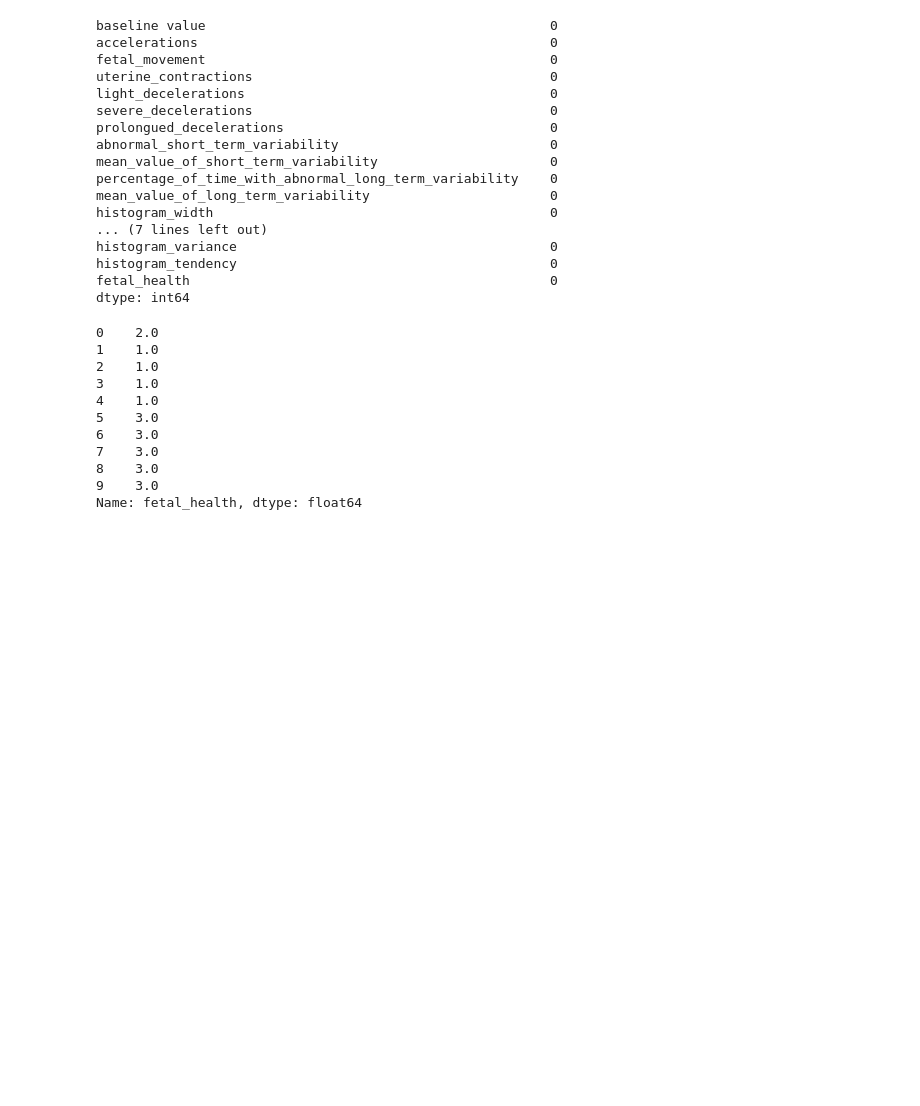
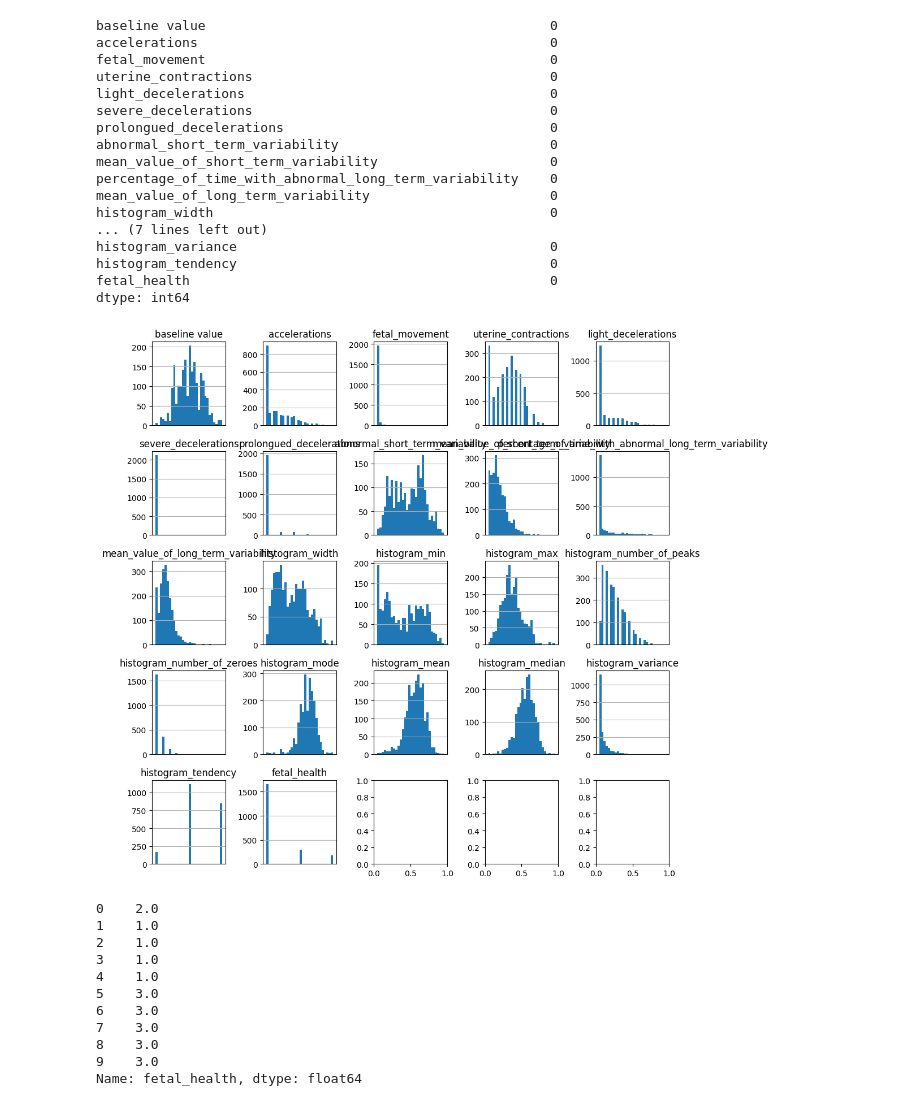
Before and after one commit to maryle2002/DS-Project, a Jupyter notebook: Lab1/lab1.ipynb, the cells around one changed output. Drawn from its saved outputs; the diff is of its cells as text; code cells hidden in the pictures; blank space fills up the shorter version.

```diff
--- a/Lab1/lab1.ipynb
+++ b/Lab1/lab1.ipynb
@@ -81,6 +81,28 @@ histogram_variance                                        0
 histogram_tendency                                        0
 fetal_health                                              0
 dtype: int64
+# %%
+# Calculate the number of rows and columns based on the number of histograms
+num_plots = 22
+num_rows = int(np.ceil(np.sqrt(num_plots)))
+num_cols = int(np.ceil(num_plots / num_rows))
+
+# Create a grid of subplots
+fig, axes = plt.subplots(nrows=num_rows, ncols=num_cols, figsize=(10, 10))
+
+# Plot histograms on each subplot
+for i, (col, ax) in enumerate(zip(df.columns, axes.flatten())):
+    df[col].hist(bins=30, ax=ax)
+    ax.set_title(col)
+    ax.set_xticks([])  # Hide x-axis ticks for better visibility
+
+# Adjust layout to prevent clipping of titles
+plt.tight_layout()
+
+# Show the plots
+plt.show()
+# %% [output]
+[figure, added]
 # %%
 #y
 df_target=df['fetal_health']
```
Also changed, not shown: parts of 9 cells of this notebook.
